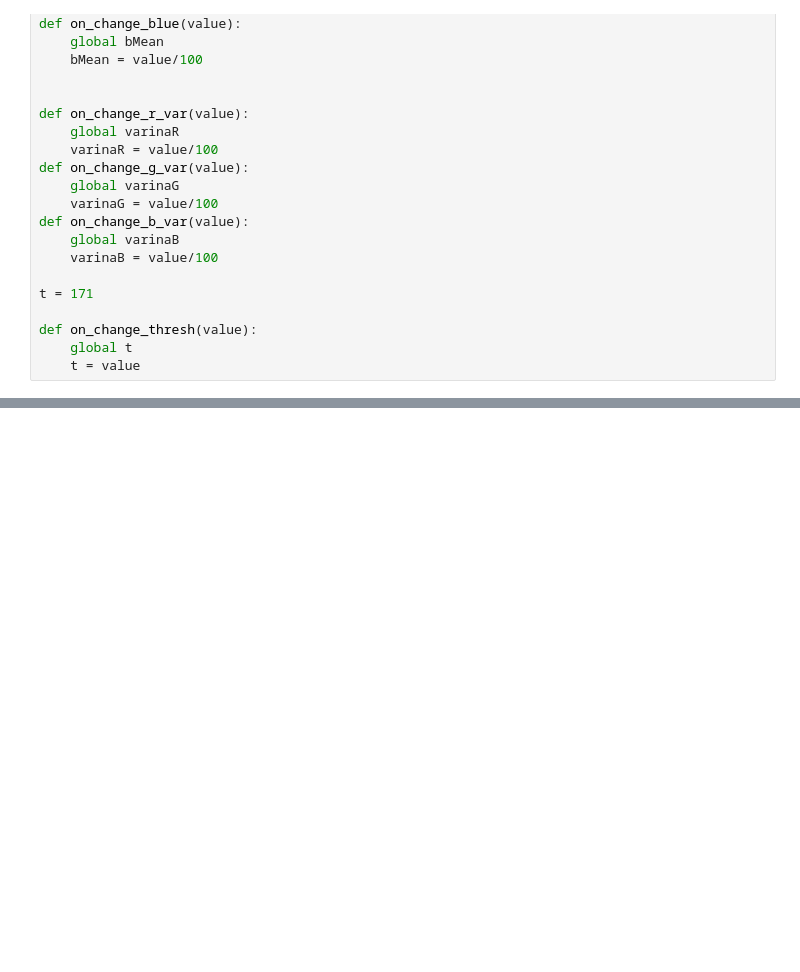
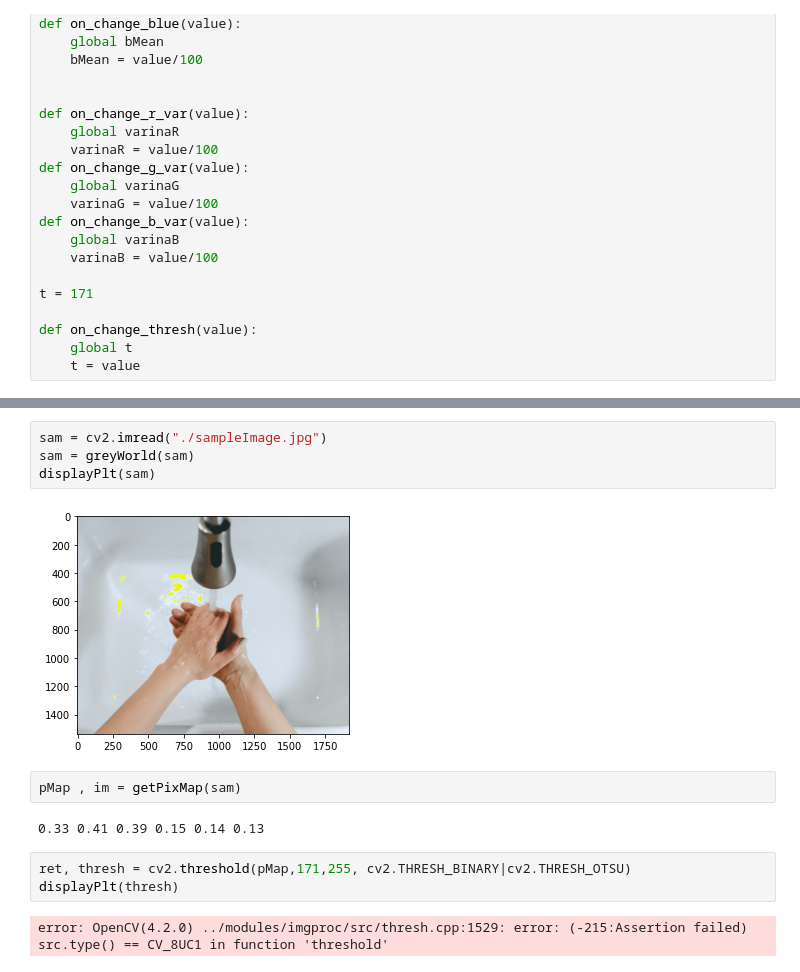
Before and after one commit to 1abhi5hek1Shukla/handWashing, a Jupyter notebook: development.ipynb, the cells around one changed output, grey strips where cells are left out. Drawn from its saved outputs; the diff is of its cells as text; blank space fills up the shorter version.

```diff
--- a/development.ipynb
+++ b/development.ipynb
@@ -124,3 +124,18 @@ cv2.destroyAllWindows()
 0.33 0.41 0.39 0.15 0.14 0.13
 0.33 0.41 0.39 0.15 0.14 0.13
 0.33 0.41 0.39 0.15 0.14 0.13
+# %%
+sam = cv2.imread("./sampleImage.jpg")
+sam = greyWorld(sam)
+displayPlt(sam)
+# %% [output]
+[figure, added]
+# %%
+pMap , im = getPixMap(sam)
+# %% [output]
+0.33 0.41 0.39 0.15 0.14 0.13
+# %%
+ret, thresh = cv2.threshold(pMap,171,255, cv2.THRESH_BINARY|cv2.THRESH_OTSU)
+displayPlt(thresh)
+# %% [output]
+error: OpenCV(4.2.0) ../modules/imgproc/src/thresh.cpp:1529: error: (-215:Assertion failed) src.type() == CV_8UC1 in function 'threshold'
```
Also changed, not shown: parts of 1 cell of this notebook.
